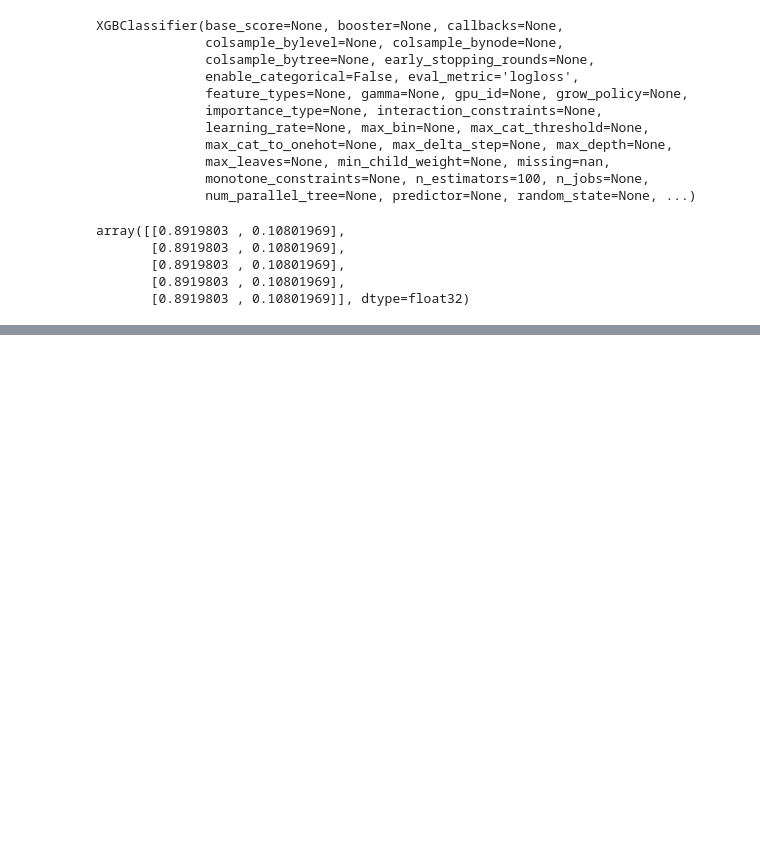
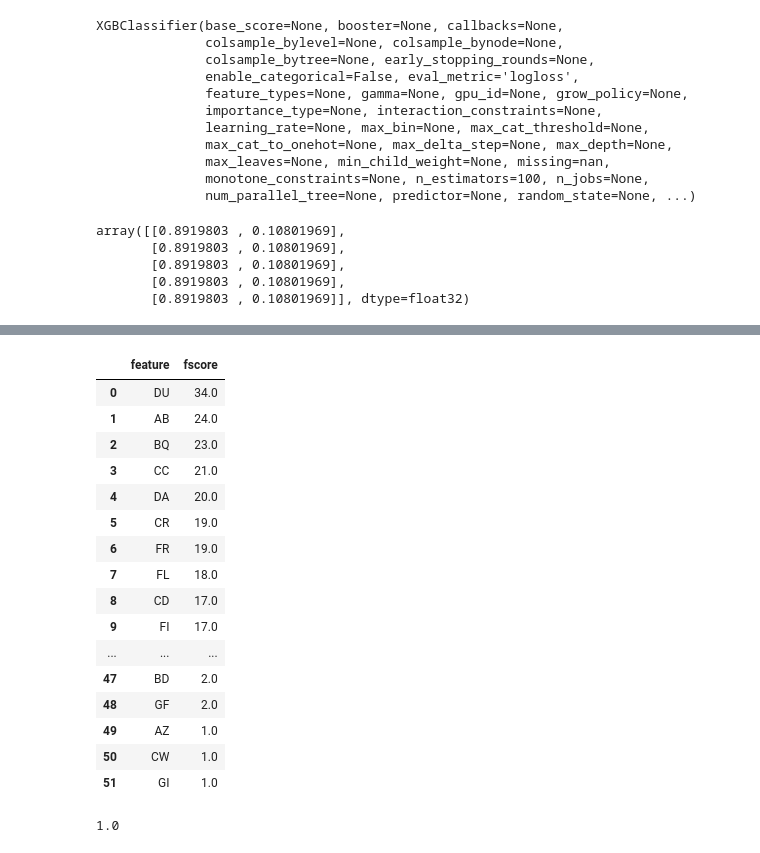
Before and after one commit to Jose-Sabater/Kaggle-bronzemedal-Age-related, a Jupyter notebook: baseline.ipynb, the cells around one changed output, grey strips where cells are left out. Drawn from its saved outputs; the diff is of its cells as text; code cells hidden in the pictures; blank space fills up the shorter version.

```diff
--- a/baseline.ipynb
+++ b/baseline.ipynb
@@ -145,0 +127,28 @@ submission.to_csv("submission.csv", index=False)
+# %%
+# get values of feature importance
+importance = model.get_booster().get_score(importance_type="weight")
+# %%
+importance_df = pd.DataFrame(
+    sorted(importance.items(), key=lambda x: x[1], reverse=True)
+)
+# %%
+importance_df.columns = ["feature", "fscore"]
+importance_df
+# %% [output]
+|  | feature | fscore |
+| 0 | DU | 34.0 |
+| 1 | AB | 24.0 |
+| 2 | BQ | 23.0 |
+| 3 | CC | 21.0 |
+| 4 | DA | 20.0 |
+| 5 | CR | 19.0 |
+| 6 | FR | 19.0 |
+| 7 | FL | 18.0 |
+| 8 | CD | 17.0 |
+| 9 | FI | 17.0 |
+| ... | ... | ... |
+| 47 | BD | 2.0 |
+| 48 | GF | 2.0 |
+| 49 | AZ | 1.0 |
+| 50 | CW | 1.0 |
+| 51 | GI | 1.0 |
@@ -145,0 +157,7 @@ submission.to_csv("submission.csv", index=False)
+# %%
+#get the r2 of the model
+from sklearn.metrics import r2_score
+
+r2_score(y, model.predict(X))
+# %% [output]
+1.0
```
Also changed, not shown: parts of 4 cells of this notebook, 2 other files.
